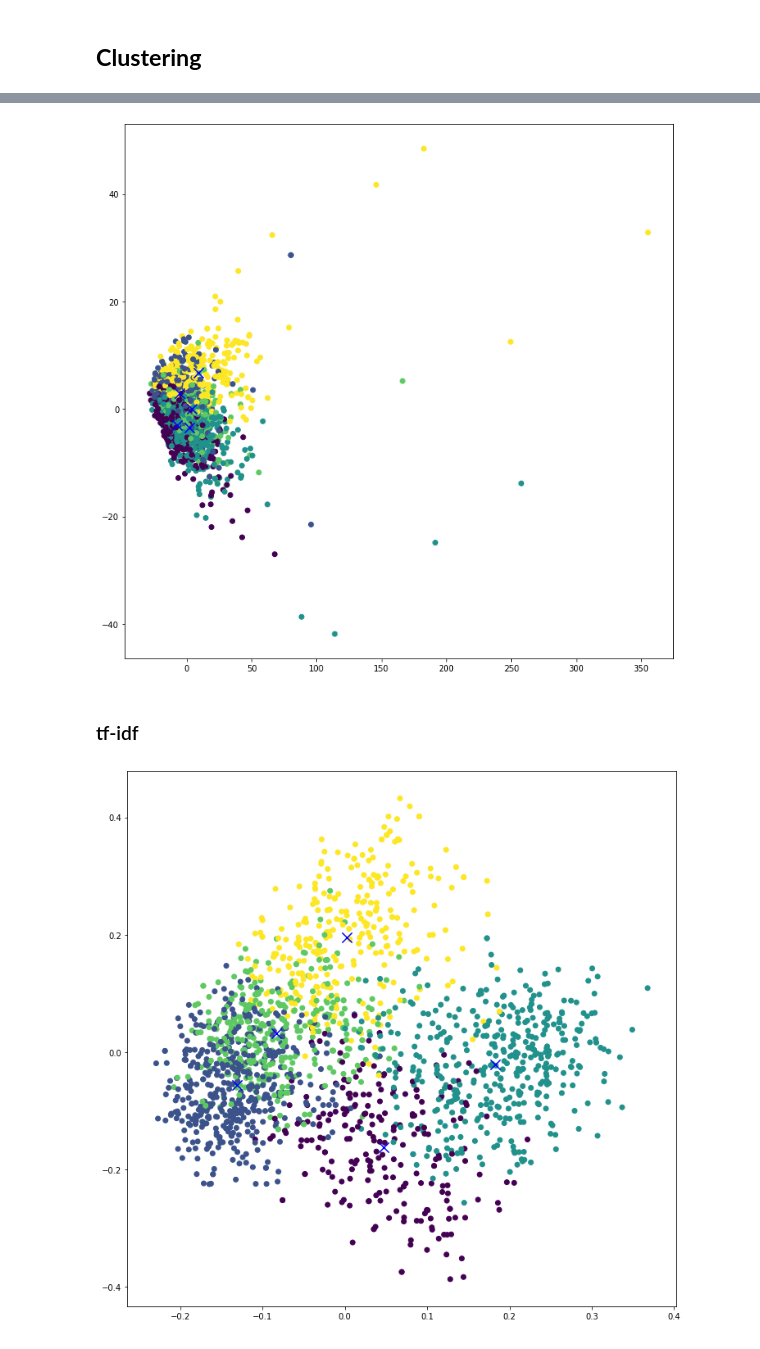
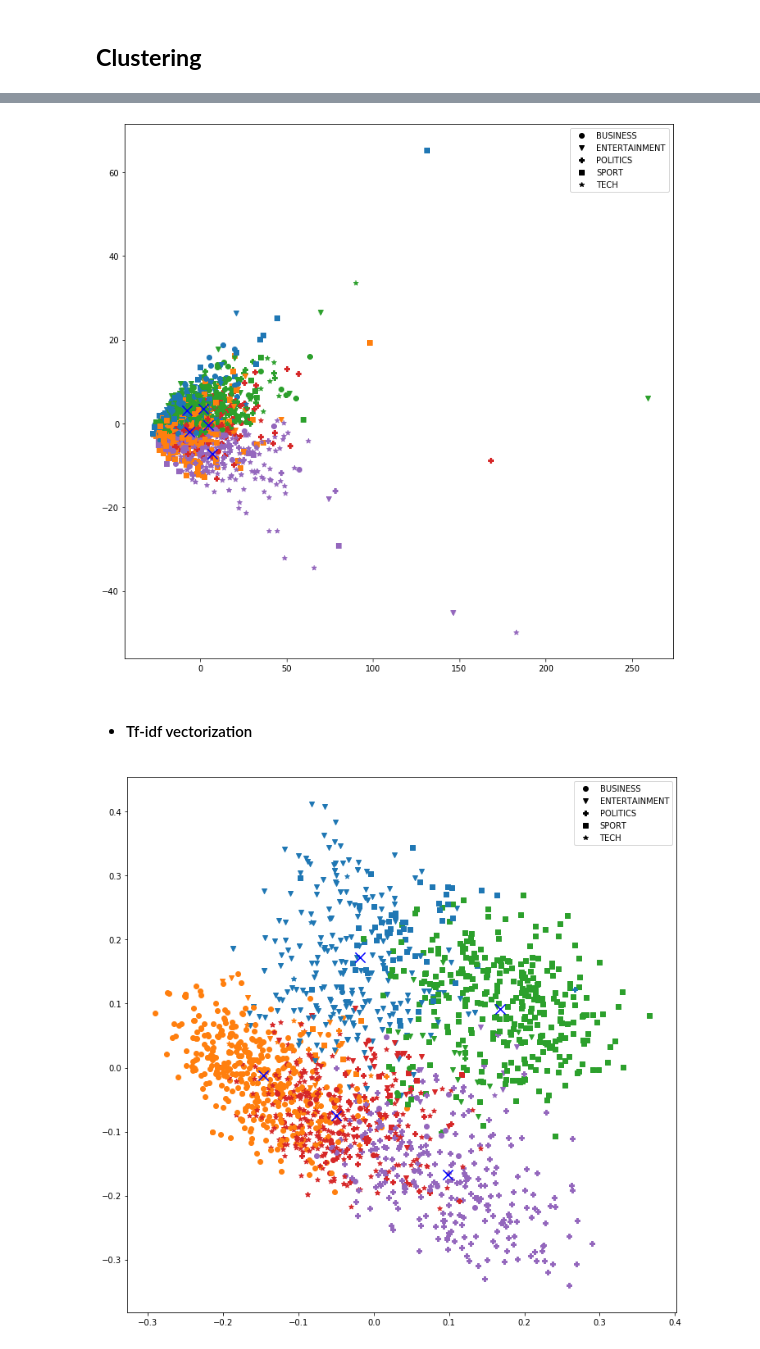
Before and after one commit to PanosEvange/DataMiningProj2_2020, a Jupyter notebook: sdi1500039.ipynb, the cells around one changed output, grey strips where cells are left out. Saved outputs shown, nothing was run; the diff lists cells and outputs as text; code cells hidden in the pictures.

```diff
--- a/sdi1500039.ipynb
+++ b/sdi1500039.ipynb
@@ -867,11 +867,38 @@ def principalComponentAnalysis(nComponents, trainX, labels, clusters):
     # reduce the features to 2D
     random_state = 0
     pca = PCA(n_components=nComponents, random_state=random_state)
-    reduced_features = pca.fit_transform(trainX.toarray())
+
+    #reduced_features = pca.fit_transform(trainX.toarray())
+    reduced_features = pca.fit_transform(trainX)
 
     # reduce the cluster centers to 2D
     reduced_cluster_centers = pca.transform(labels._means)
 
+    # assign specific marker shape for each true category
+    markers = ["o" , "v" , "P" , "s", "*"]
+    colors = ["tab:blue" , "tab:orange" , "tab:green" , "tab:red", "tab:purple"]
+
+    specificMarkers = list()
+    specificColors = list()
+
+    for i in range(0,trainX.shape[0]):
+        specificMarkers.append(markers[trainY[i]])
+        specificColors.append(colors[clusters[i]])
+
     plt.figure(figsize=(12, 12))
-    plt.scatter(reduced_features[:,0], reduced_features[:,1], c=clusters)
+
+    xArray = reduced_features[:,0]
+    yArray = reduced_features[:,1]
+
+    for i in range(0,len(clusters)):
+        plt.scatter(xArray[i], yArray[i], marker=specificMarkers[i], c=specificColors[i])
+
     plt.scatter(reduced_cluster_centers[:, 0], reduced_cluster_centers[:,1], marker='x', s=150, c='b')
+
+    patchList = []
+    for i in range(0,len(markers)):
+        patchList.append(plt.plot([],[], color='black', marker=markers[i], label=le.classes_[i], ls="")[0])
+
+    plt.legend(handles=patchList)
+
+    plt.show()
@@ -880,30 +907,24 @@ def principalComponentAnalysis(nComponents, trainX, labels, clusters):
 # %%
-
 bowVectorizer = CountVectorizer(max_features=1000)
 
 trainX = bowVectorizer.fit_transform(trainDataSet['CONTENT'])
-testX = bowVectorizer.transform(testDataSet['CONTENT'])
 
-# convert trainX, testX into list of arrays
+# convert trainX into list of arrays
 vectorsTrainX = [np.array(f) for f in trainX.toarray()]
-vectorsTestX = [np.array(f) for f in testX.toarray()]
 labels, clusters = KmeansClustering(vectorsTrainX, 5, 20)
-principalComponentAnalysis(2, trainX, labels, clusters)
+principalComponentAnalysis(2, trainX.toarray(), labels, clusters)
 # %% [output]
-[figure, old version]
+[figure, new version]
 # %% [markdown]
-### tf-idf
+- #### Tf-idf vectorization
 # %%
-
 tfIdfVectorizer = TfidfVectorizer(max_features=1000)
 
 trainX = tfIdfVectorizer.fit_transform(trainDataSet['CONTENT'])
-testX = tfIdfVectorizer.transform(testDataSet['CONTENT'])
 
-# convert trainX, testX into list of arrays
+# convert trainX into list of arrays
 vectorsTrainX = [np.array(f) for f in trainX.toarray()]
-vectorsTestX = [np.array(f) for f in testX.toarray()]
 labels, clusters = KmeansClustering(vectorsTrainX, 5, 40)
-principalComponentAnalysis(2, trainX, labels, clusters)
+principalComponentAnalysis(2, trainX.toarray(), labels, clusters)
 # %% [output]
-[figure, old version]
+[figure, new version]
```
Also changed, not shown: parts of 25 cells of this notebook, 1 other file.
